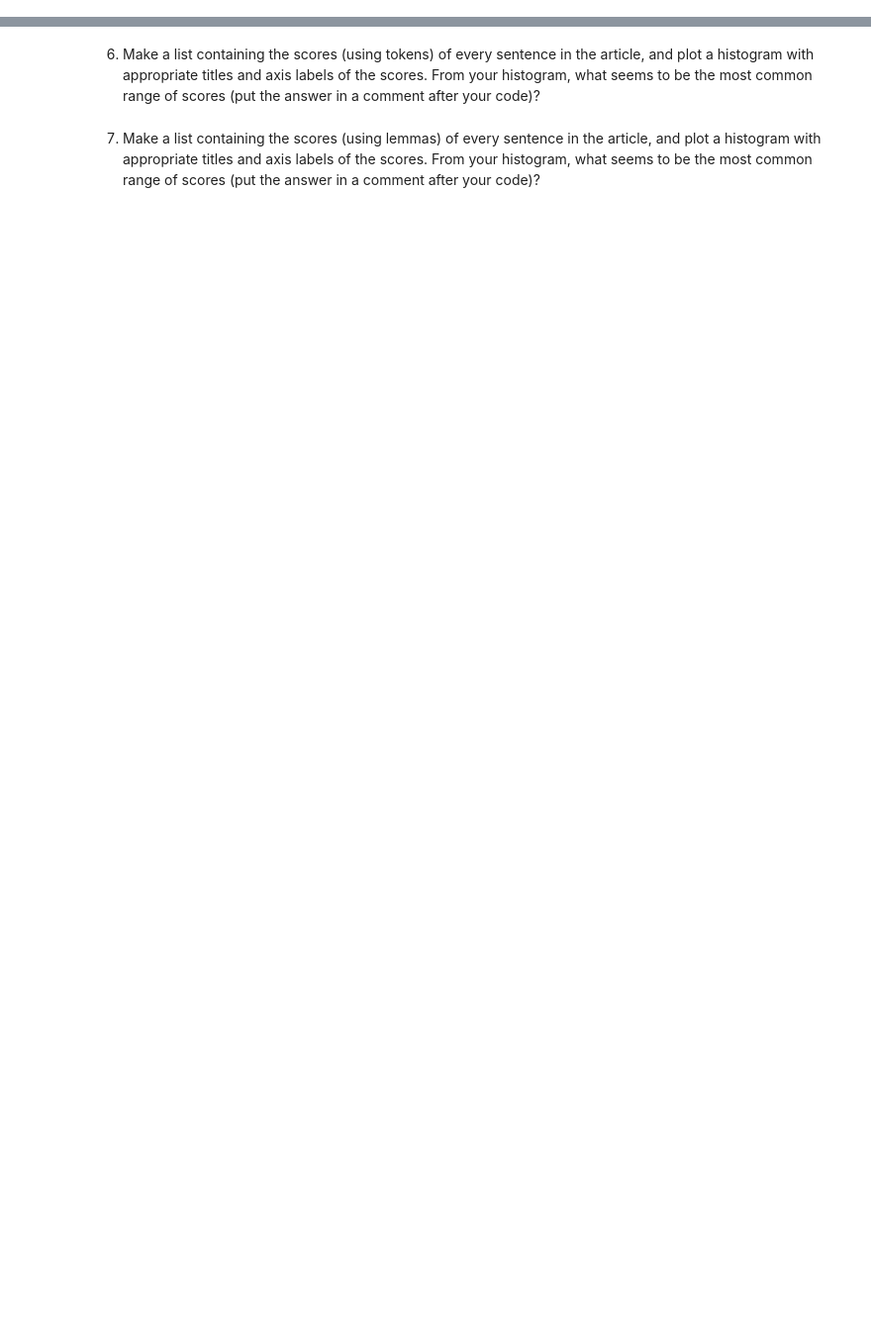
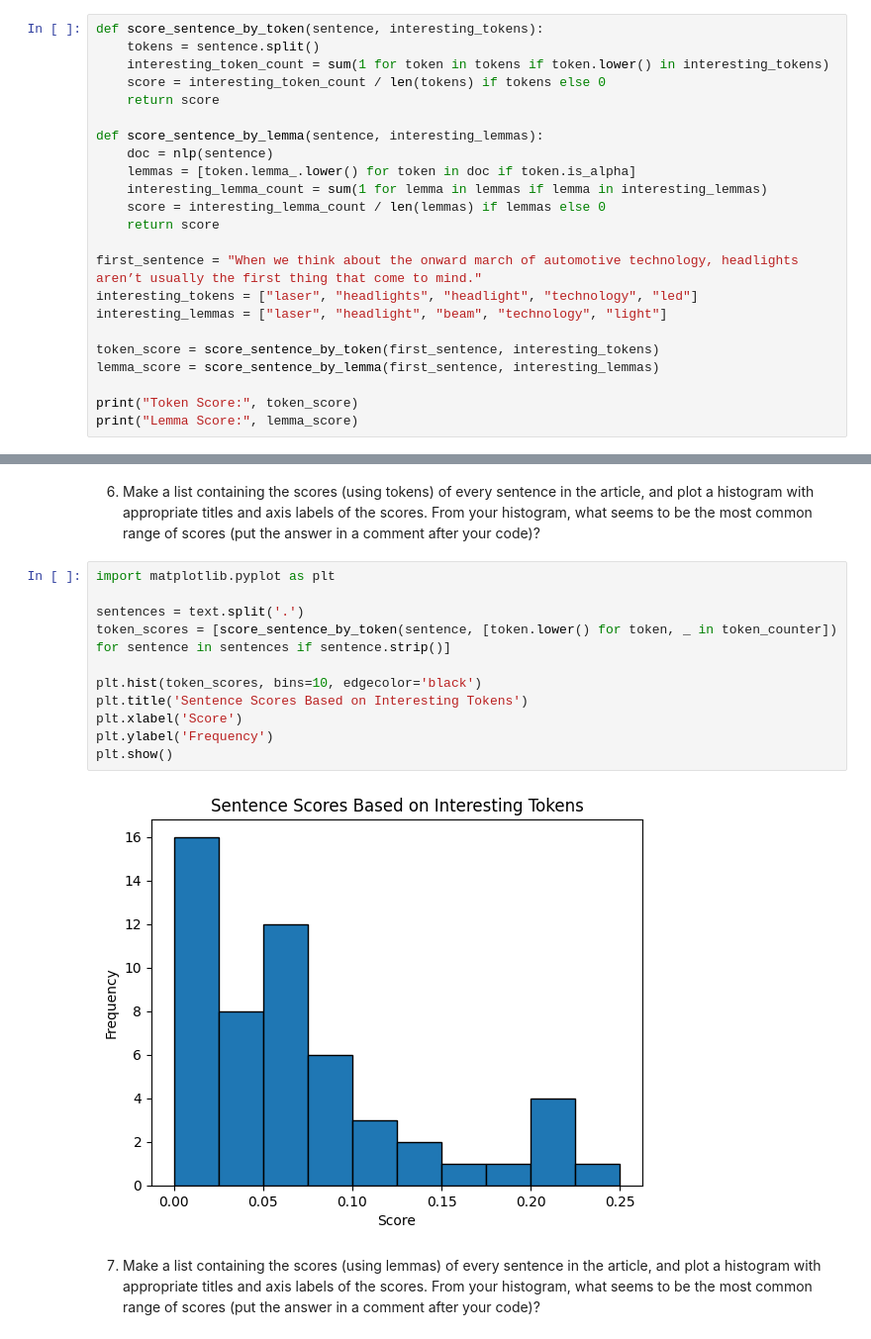
Before and after one commit to gmill88/web-scraping, a Jupyter notebook: web-scraping.ipynb, the cells around one changed output, grey strips where cells are left out. Shown: that part at 99% size. Saved outputs shown, nothing was run; the diff lists cells and outputs as text; blank space fills up the shorter version.

```diff
--- a/web-scraping.ipynb
+++ b/web-scraping.ipynb
@@ -182,3 +182,26 @@ slidertagged: 1
     * `score_sentence_by_lemma(sentence, interesting_lemmas)` that takes a sentence and a list of interesting lemmas and returns the number of times that any of the interesting lemmas appear in the sentence divided by the number of words in the sentence
 
 You may find some of the code from the in class notes useful; feel free to use methods (rewrite them in this cell as well).  Test them by showing the score of the first sentence in your article using the frequent tokens and frequent lemmas identified in question 3.
+# %%
+def score_sentence_by_token(sentence, interesting_tokens):
+    tokens = sentence.split()
+    interesting_token_count = sum(1 for token in tokens if token.lower() in interesting_tokens)
+    score = interesting_token_count / len(tokens) if tokens else 0
+    return score
+
+def score_sentence_by_lemma(sentence, interesting_lemmas):
+    doc = nlp(sentence)
+    lemmas = [token.lemma_.lower() for token in doc if token.is_alpha]
+    interesting_lemma_count = sum(1 for lemma in lemmas if lemma in interesting_lemmas)
+    score = interesting_lemma_count / len(lemmas) if lemmas else 0
+    return score
+
+first_sentence = "When we think about the onward march of automotive technology, headlights aren’t usually the first thing that come to mind."
+interesting_tokens = ["laser", "headlights", "headlight", "technology", "led"]
+interesting_lemmas = ["laser", "headlight", "beam", "technology", "light"]
+
+token_score = score_sentence_by_token(first_sentence, interesting_tokens)
+lemma_score = score_sentence_by_lemma(first_sentence, interesting_lemmas)
+
+print("Token Score:", token_score)
+print("Lemma Score:", lemma_score)
@@ -185,4 +211,17 @@ You may find some of the code from the in class notes useful; feel free to use m
 # %% [markdown]
 6. Make a list containing the scores (using tokens) of every sentence in the article, and plot a histogram with appropriate titles and axis labels of the scores. From your histogram, what seems to be the most common range of scores (put the answer in a comment after your code)?
+# %%
+import matplotlib.pyplot as plt
+
+sentences = text.split('.')
+token_scores = [score_sentence_by_token(sentence, [token.lower() for token, _ in token_counter]) for sentence in sentences if sentence.strip()]
+
+plt.hist(token_scores, bins=10, edgecolor='black')
+plt.title('Sentence Scores Based on Interesting Tokens')
+plt.xlabel('Score')
+plt.ylabel('Frequency')
+plt.show()
+# %% [output]
+[figure, added]
 # %% [markdown]
 7. Make a list containing the scores (using lemmas) of every sentence in the article, and plot a histogram with appropriate titles and axis labels of the scores.  From your histogram, what seems to be the most common range of scores (put the answer in a comment after your code)?
```
Also changed, not shown: parts of 2 cells of this notebook.
